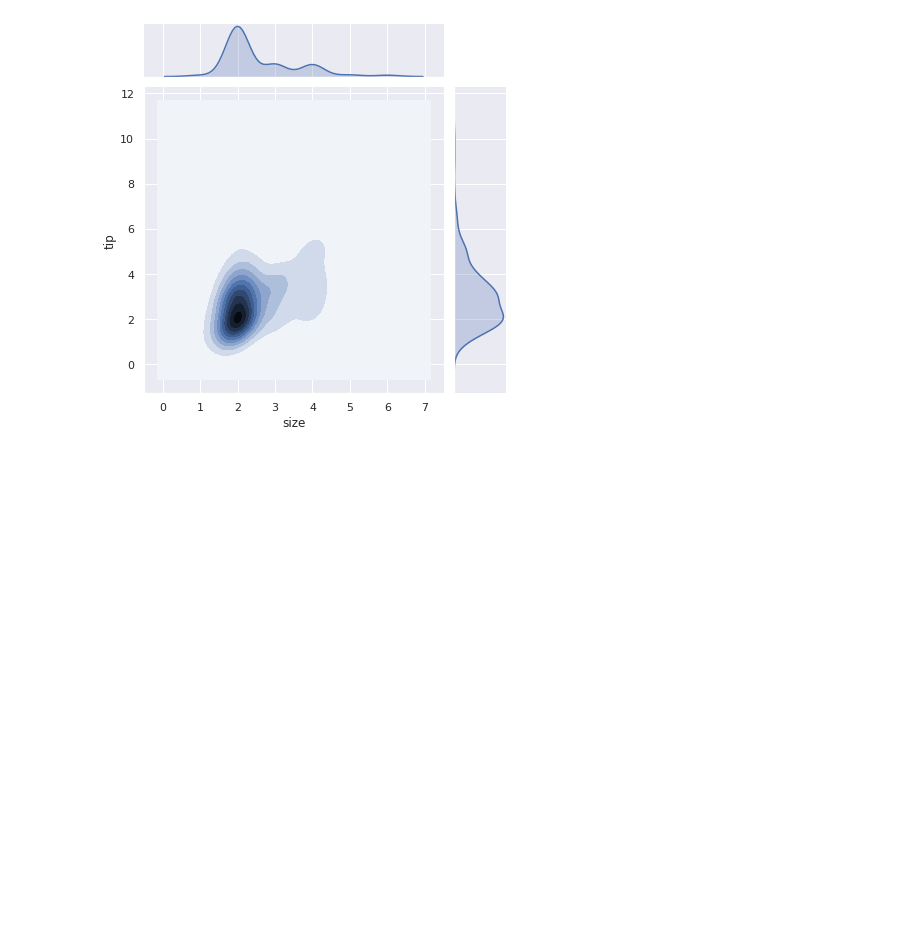
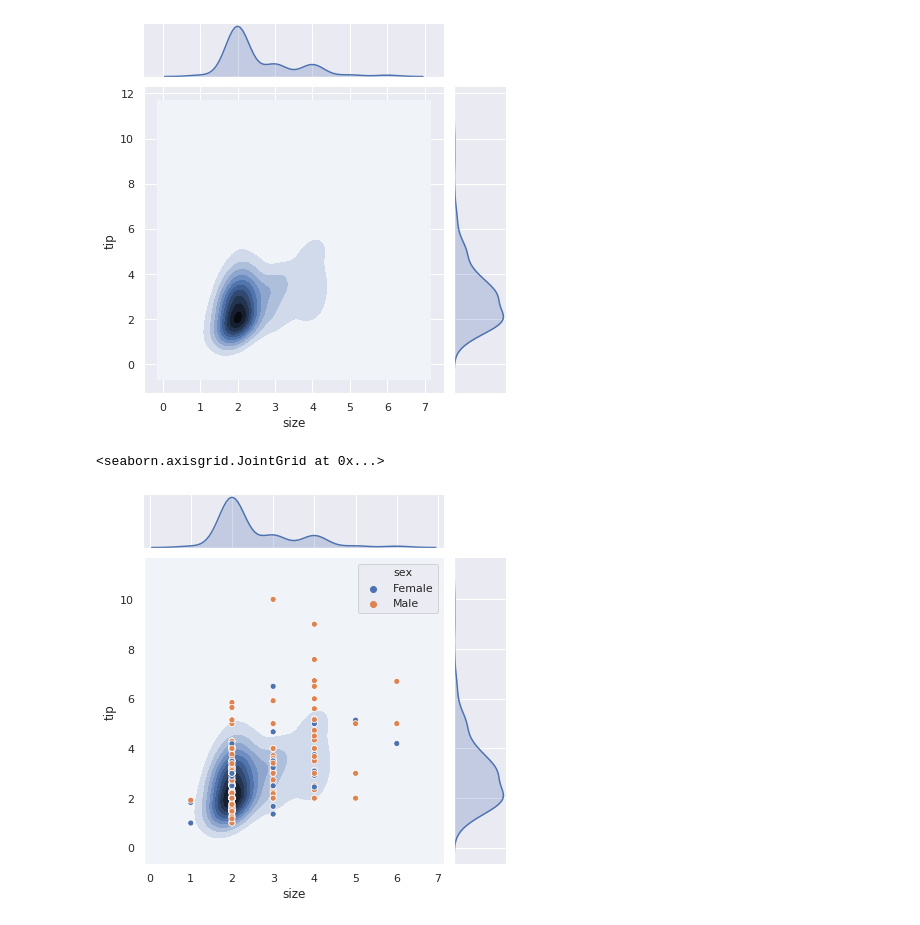
Before and after one commit to gengjia0214/visualization-learning-notes, a Jupyter notebook: Seanboar Crash Course.ipynb, the cells around one changed output. Saved outputs shown, nothing was run; the diff lists cells and outputs as text; code cells hidden in the pictures; blank space fills up the shorter version.

```diff
--- a/Seanboar Crash Course.ipynb
+++ b/Seanboar Crash Course.ipynb
@@ -497,3 +579,10 @@ sns.jointplot(x='size', y='tip', data=tips, kind='kde')
 [figure]
 [figure]
 [figure]
+# %%
+# use the joint plot function plot_joint to combine the joint plot with other plot together!
+g = sns.jointplot(x='size', y='tip', data=tips, kind='kde')
+g.plot_joint(sns.scatterplot, color='r', hue=tips['sex'])
+# %% [output]
+<seaborn.axisgrid.JointGrid at 0x...>
+[figure, added]
```
Also changed, not shown: parts of 59 cells of this notebook.
